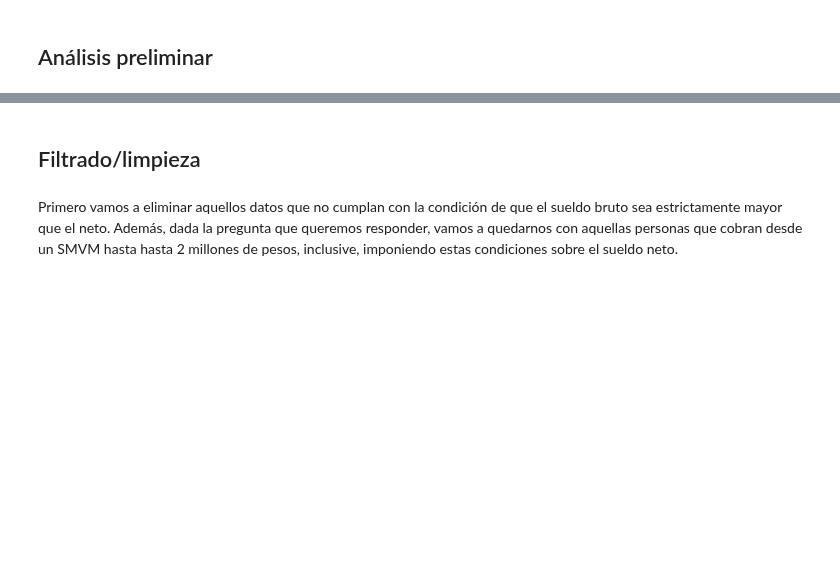
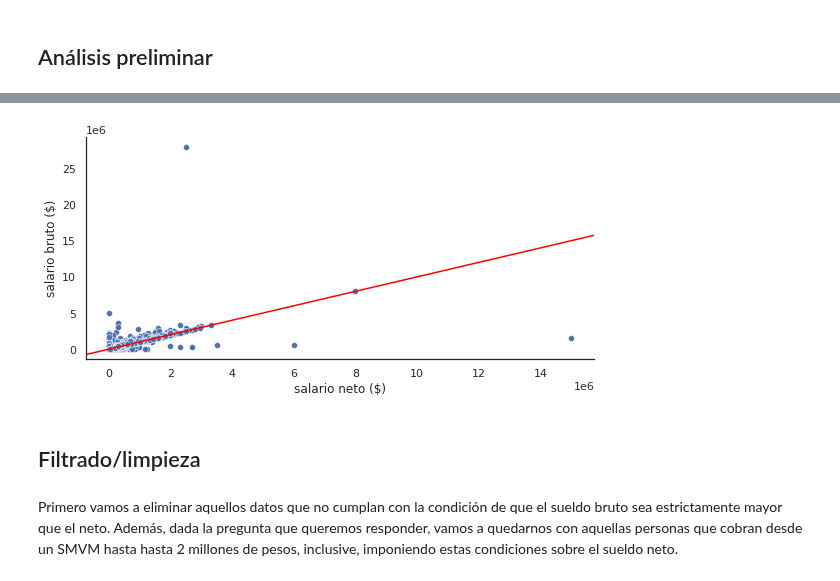
Before and after one commit to Cheva94/Diplo_G22, a Jupyter notebook: AyVD/resolucion_AyVD_parte1.ipynb, the cells around one changed output, grey strips where cells are left out. Cells and saved outputs as stored; diff of their text form; code cells hidden in the pictures; blank space fills up the shorter version.

```diff
--- a/AyVD/resolucion_AyVD_parte1.ipynb
+++ b/AyVD/resolucion_AyVD_parte1.ipynb
@@ -88,7 +112,12 @@ Analicemos ahora la relación entre el sueldo bruto y el neto. Sabemos que el su
 # %%
 sns.pairplot(data=df1, y_vars=['salary_monthly_BRUTO'], x_vars=['salary_monthly_NETO'], aspect=2, height=4)
 plt.ticklabel_format(style='sci', axis='both', scilimits=(6,6))
 plt.axline(xy1=(10000, 10000), xy2=(2000000, 2000000), color="red")
+plt.xlabel("salario neto ($)")
+plt.ylabel("salario bruto ($)")
+plt.show()
+# %% [output]
+[figure, added]
 # %% [markdown]
 ## Filtrado/limpieza
 # %% [markdown]
```
Also changed, not shown: parts of 36 cells of this notebook.
